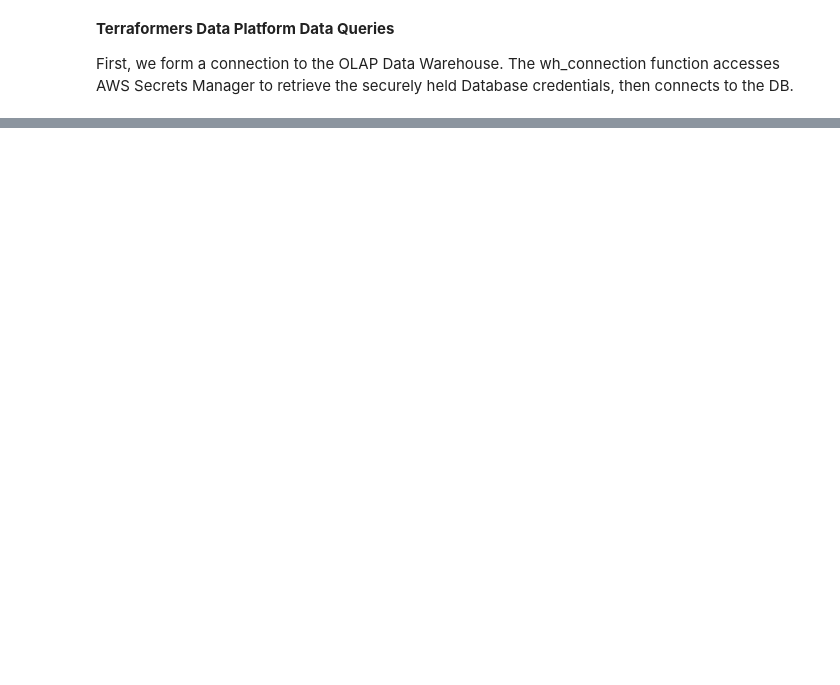
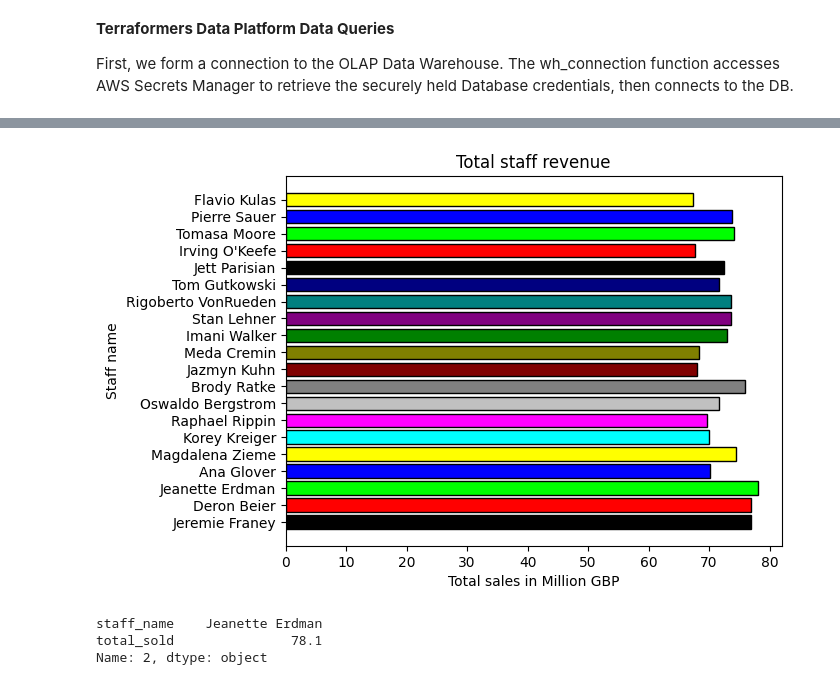
Before and after one commit to andrewstride/NC-ETL-project, a Jupyter notebook: python/data_queries.ipynb, the cells around one changed output, grey strips where cells are left out. Cells and saved outputs as stored; diff of their text form; code cells hidden in the pictures; blank space fills up the shorter version.

```diff
--- a/python/data_queries.ipynb
+++ b/python/data_queries.ipynb
@@ -49,0 +70,37 @@ plt.show()
+# %%
+merged = gbp_df.merge(usd_df, how='inner', on='staff_name')
+eur_merged = merged.merge(eur_df, how='inner', on='staff_name')
+eur_merged['usd_in_gbp'] = eur_merged['total_mil_usd_sold'] * Decimal(0.74)
+eur_merged['eur_in_gbp'] = eur_merged['total_mil_eur_sold'] * Decimal(0.8)
+eur_merged['total_sold_all_currencies_into_gbp'] = eur_merged['usd_in_gbp'] + eur_merged['total_mil_gbp_sold'] + eur_merged['eur_in_gbp']
+eur_merged['total_sold'] = eur_merged['total_sold_all_currencies_into_gbp'].astype('float').round(1)
+final_df = eur_merged[['staff_name', 'total_sold']]
+plt.barh(final_df['staff_name'], final_df['total_sold'], color=list({
+    'Black': (0, 0, 0),
+    'Red': (255, 0, 0),
+    'Lime': (0, 255, 0),
+    'Blue': (0, 0, 255),
+    'Yellow': (255 ,255, 0),
+    'Cyan': (0, 255, 255),
+    'Fuchsia': (255, 0, 255),
+    'Silver': (192, 192, 192),
+    'Gray': (128, 128, 128),
+    'Maroon': (128, 0, 0),
+    'Olive': (128, 128, 0),
+    'Green': (0, 128, 0),
+    'Purple': (128, 0, 128),
+    'Teal': (0, 128, 128),
+    'Navy': (0, 0, 128),
+}.keys()), edgecolor='black')
+plt.xlabel("Total sales in Million GBP")
+plt.ylabel("Staff name")
+plt.title("Total staff revenue")
+plt.show()
+# %% [output]
+[figure, added]
+# %%
+final_df.loc[final_df['total_sold'].idxmax()]
+# %% [output]
+staff_name    Jeanette Erdman
+total_sold               78.1
+Name: 2, dtype: object
```
Also changed, not shown: parts of 15 cells of this notebook.
